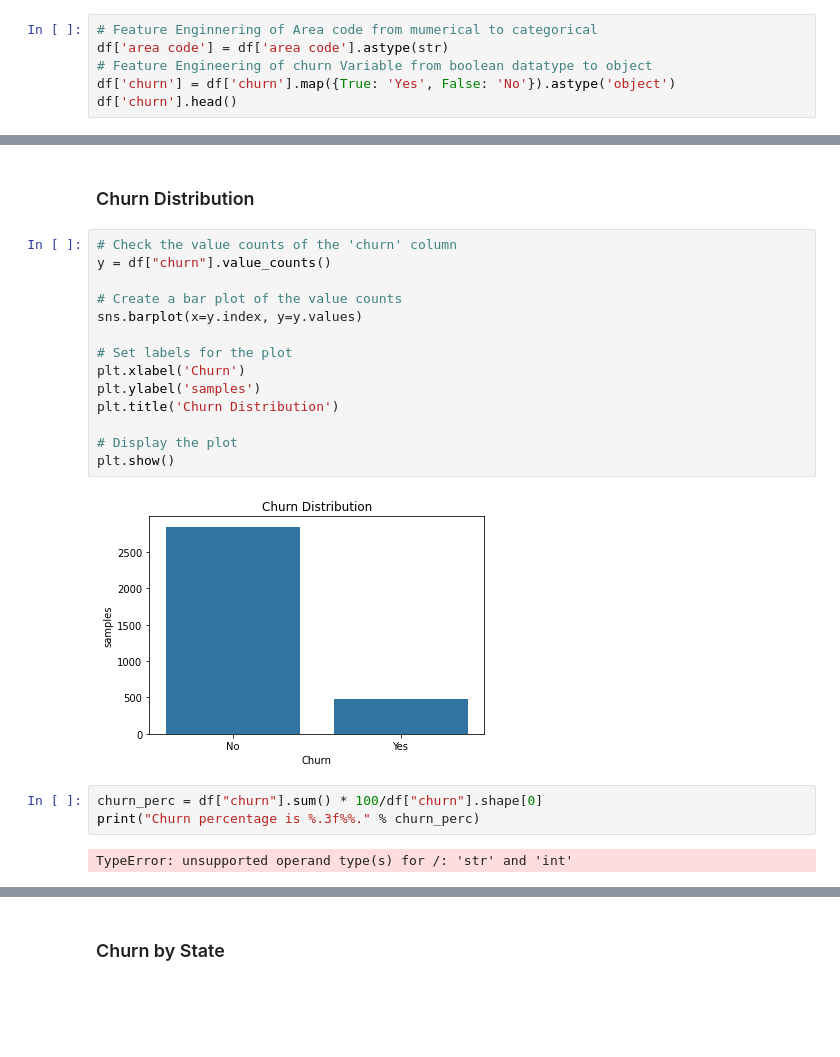
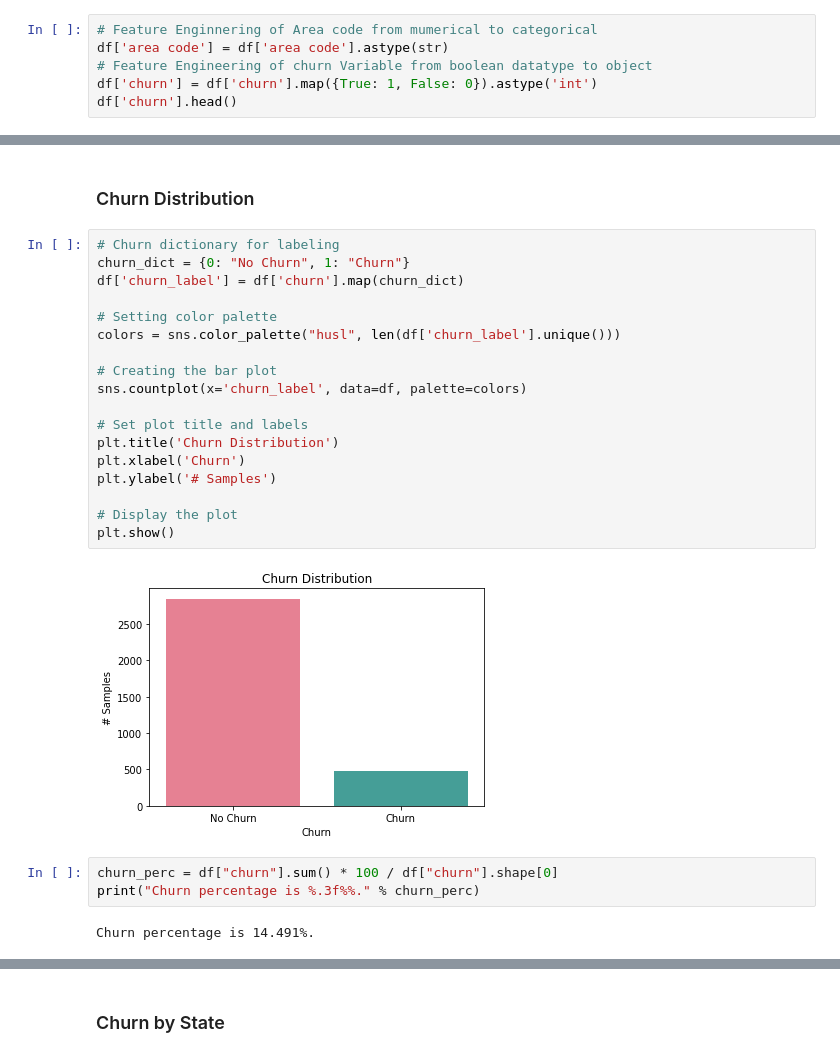
Before and after one commit to Giwanji/dsc-phase3-project, a Jupyter notebook: churn_prediction_model.ipynb, the cells around one changed output, grey strips where cells are left out. Drawn from its saved outputs; the diff is of its cells as text; blank space fills up the shorter version.

```diff
--- a/churn_prediction_model.ipynb
+++ b/churn_prediction_model.ipynb
@@ -149,6 +149,6 @@ The target variable 'churn' was converted from boolean to object and area code w
 # Feature Enginnering of Area code from mumerical to categorical
 df['area code'] = df['area code'].astype(str)
 # Feature Engineering of churn Variable from boolean datatype to object
-df['churn'] = df['churn'].map({True: 'Yes', False: 'No'}).astype('object')
+df['churn'] = df['churn'].map({True: 1, False: 0}).astype('int')
 df['churn'].head()
 # %% [output]
@@ -207,24 +207,28 @@ df.describe()
 To aid in the interpretation of the above statistics we created graphs which visualize them in a better way. Firstly, we look at the distribution of the our target variable
 # %% [markdown]
 ### Churn Distribution
-# %%
-# Check the value counts of the 'churn' column
-y = df["churn"].value_counts()
-
-# Create a bar plot of the value counts
-sns.barplot(x=y.index, y=y.values)
-
-# Set labels for the plot
-plt.xlabel('Churn')
-plt.ylabel('samples')
-plt.title('Churn Distribution')
-
-# Display the plot
-plt.show()
-# %% [output]
-[figure, removed]
+# %%
+# Churn dictionary for labeling
+churn_dict = {0: "No Churn", 1: "Churn"}
+df['churn_label'] = df['churn'].map(churn_dict)
+
+# Setting color palette
+colors = sns.color_palette("husl", len(df['churn_label'].unique()))
+
+# Creating the bar plot
+sns.countplot(x='churn_label', data=df, palette=colors)
+
+# Set plot title and labels
+plt.title('Churn Distribution')
+plt.xlabel('Churn')
+plt.ylabel('# Samples')
+
+# Display the plot
+plt.show()
+# %% [output]
+[figure, added]
 # %%
-churn_perc = df["churn"].sum() * 100/df["churn"].shape[0]
+churn_perc = df["churn"].sum() * 100 / df["churn"].shape[0]
 print("Churn percentage is %.3f%%." % churn_perc)
 # %% [output]
-TypeError: unsupported operand type(s) for /: 'str' and 'int'
+Churn percentage is 14.491%.
```
Also changed, not shown: parts of 3 cells of this notebook.
